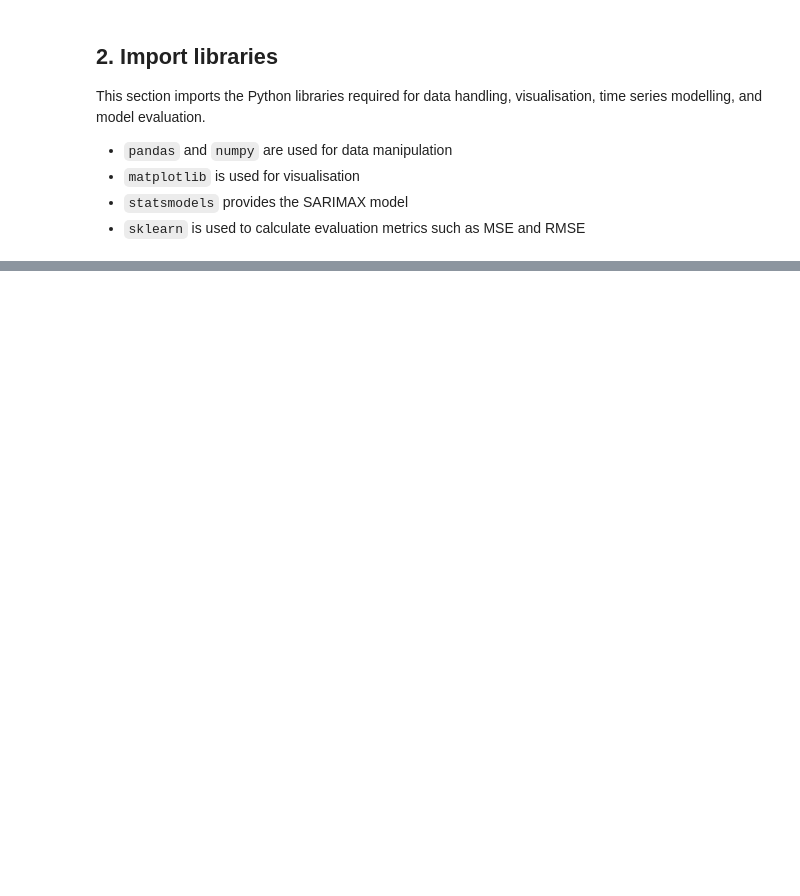
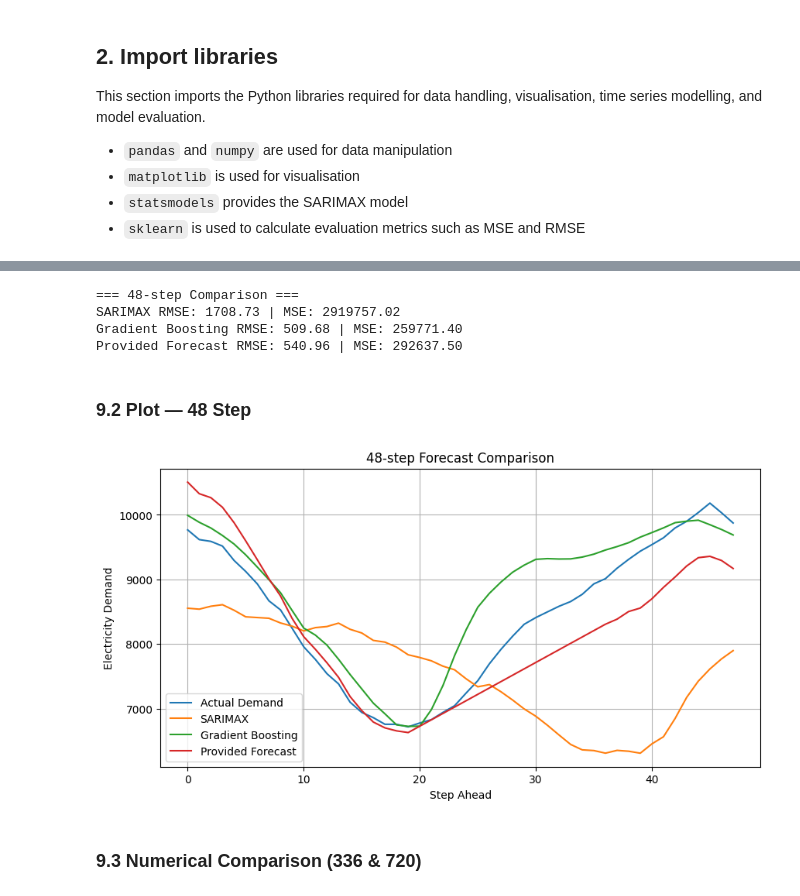
Before and after one commit to laukamkit/capstone_project_GroupA, a Jupyter notebook: src/01_Model_SARIMAX.ipynb, the cells around one changed output, grey strips where cells are left out. Saved outputs shown, nothing was run; the diff lists cells and outputs as text; code cells hidden in the pictures; blank space fills up the shorter version.

```diff
--- a/src/01_Model_SARIMAX.ipynb
+++ b/src/01_Model_SARIMAX.ipynb
@@ -628,0 +541,45 @@ Overall, while SARIMAX provides a useful and interpretable statistical baseline,
+# %%
+# --- 48-step comparison (SARIMAX vs GB vs Provided) ---
+
+h = 48
+
+# SARIMAX
+y_actual_s, y_pred_s, rmse_s, mse_s = SARIMAX_results[h]
+
+# Gradient Boosting
+y_actual_g, y_pred_g, rmse_g, mse_g = gb_results[h]
+
+# Provided forecast
+provided = test.iloc[window_start:window_start + h]['FORECASTDEMAND']
+rmse_p = np.sqrt(mean_squared_error(y_actual_s, provided))
+mse_p = mean_squared_error(y_actual_s, provided)
+
+print("=== 48-step Comparison ===")
+print(f"SARIMAX RMSE: {rmse_s:.2f} | MSE: {mse_s:.2f}")
+print(f"Gradient Boosting RMSE: {rmse_g:.2f} | MSE: {mse_g:.2f}")
+print(f"Provided Forecast RMSE: {rmse_p:.2f} | MSE: {mse_p:.2f}")
+# %% [output]
+=== 48-step Comparison ===
+SARIMAX RMSE: 1708.73 | MSE: 2919757.02
+Gradient Boosting RMSE: 509.68 | MSE: 259771.40
+Provided Forecast RMSE: 540.96 | MSE: 292637.50
+# %% [markdown]
+###  9.2 Plot — 48 Step
+# %%
+plt.figure(figsize=(10,5))
+
+plt.plot(range(h), y_actual_s.values, label='Actual Demand')
+plt.plot(range(h), y_pred_s.values, label='SARIMAX')
+plt.plot(range(h), y_pred_g.values, label='Gradient Boosting')
+plt.plot(range(h), provided.values, label='Provided Forecast')
+
+plt.title('48-step Forecast Comparison')
+plt.xlabel('Step Ahead')
+plt.ylabel('Electricity Demand')
+plt.legend()
+plt.grid()
+plt.show()
+# %% [output]
+[figure, added]
+# %% [markdown]
+### 9.3 Numerical Comparison (336 & 720)
```
Also changed, not shown: parts of 47 cells of this notebook.
